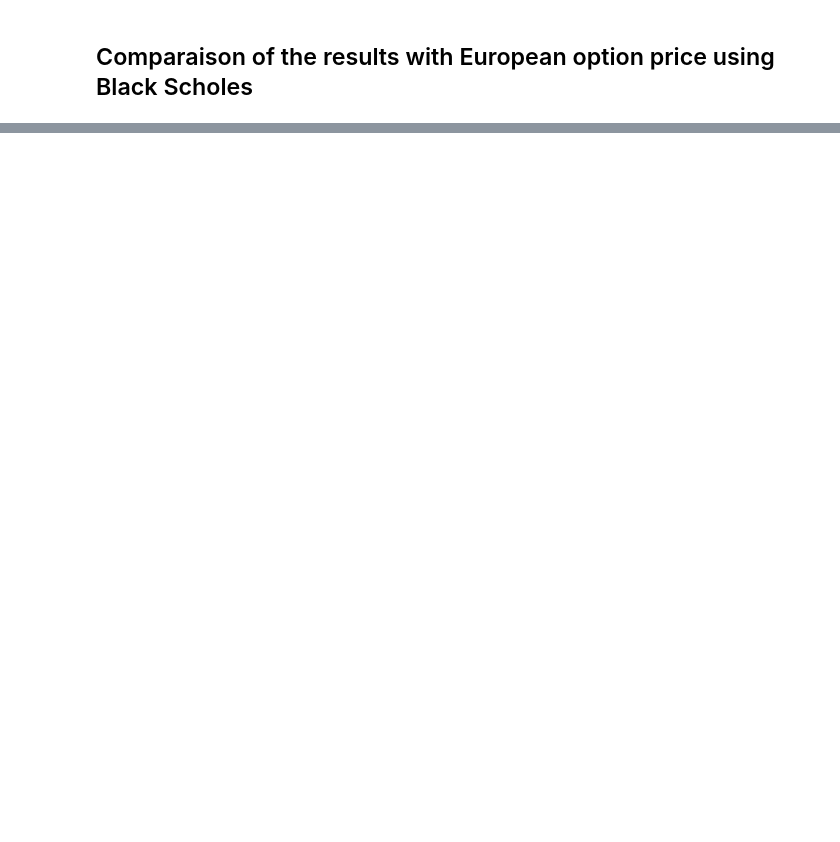
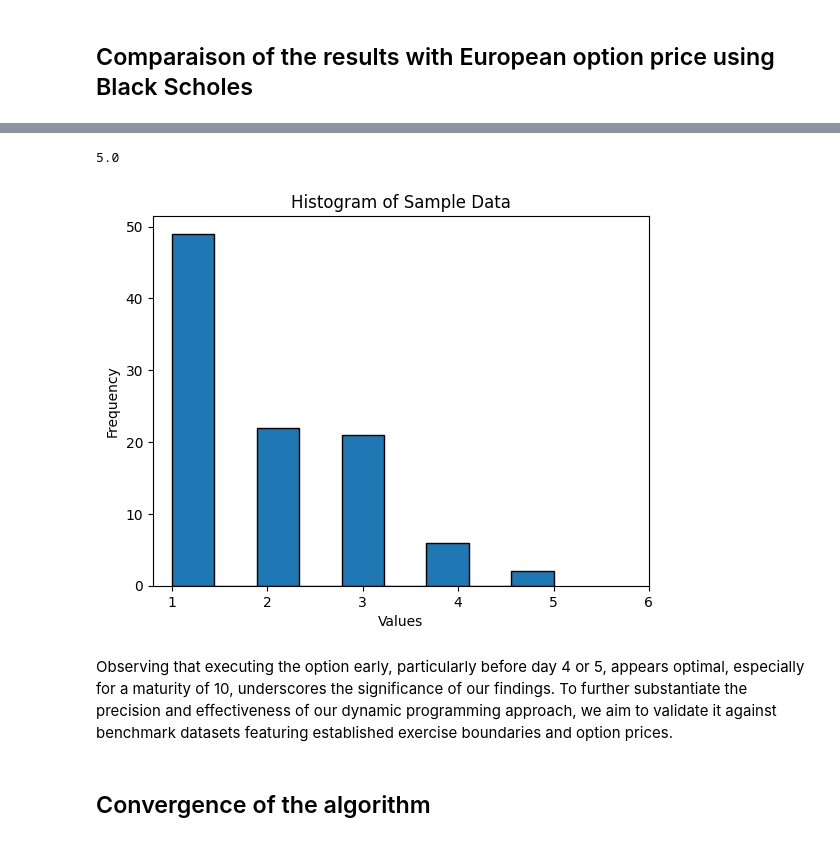
Before and after one commit to NESRINE202/Pricing_American_options, a Jupyter notebook: main.ipynb, the cells around one changed output, grey strips where cells are left out. Saved outputs shown, nothing was run; the diff lists cells and outputs as text; code cells hidden in the pictures; blank space fills up the shorter version.

Commit message:
adding tests: optimal time execution

```diff
--- a/main.ipynb
+++ b/main.ipynb
@@ -39,6 +42,6 @@ payoff_simulation = Simulation.monte_carlo_payoff_simulator(call.payoff,price_si
 # %%
 for i in range(5):
     dynamic=DynamicPricing(S0, L, n,m,'Laguerre',call.payoff,r=r,sigma=sigma,model_type="GBM")
-    u=dynamic.dynamic_prog_price()
+    u,_=dynamic.dynamic_prog_price()
     print("Dynamic Pricing:", u)
 # %% [output]
@@ -52,6 +55,6 @@ Dynamic Pricing: 5.222673819745808
 # %%
 for i in range(5):
     dynamic=DynamicPricing(S0, L, n,m,'poly',call.payoff,r=r,sigma=sigma,model_type="GBM")
-    u=dynamic.dynamic_prog_price()
+    u,_=dynamic.dynamic_prog_price()
     print("Dynamic Pricing:", u)
 # %% [output]
@@ -69,0 +76,19 @@ The price of european option is  5.901665492015354
+# %%
+r = 0.05
+sigma = 0.1
+S0 = 100
+L = 10
+n =1000
+m = 50
+k=95
+# %%
+data=[]
+for i in range(100):
+    dynamic=DynamicPricing(S0, L, n,m,'Laguerre',call.payoff,r=r,sigma=sigma,model_type="GBM")
+    u,tau=dynamic.dynamic_prog_price()
+    # Compte la fréquence de chaque élément dans la liste
+    counts = Counter(tau)
+    # Trouve la valeur avec la fréquence maximale
+    optimal_Tau, _ = counts.most_common(1)[0]
+    data.append(optimal_Tau)
+    print("option's exercise time:", optimal_Tau)
@@ -69,0 +113,20 @@ The price of european option is  5.901665492015354
+# %%
+import matplotlib.pyplot as plt
+# Determine the range of the data
+data_min = min(data)
+data_max = max(data)
+print(data_max - data_min + 1)
+# Plot histogram
+plt.hist(data, bins=9,  edgecolor='black')
+plt.title('Histogram of Sample Data')
+plt.xlabel('Values')
+plt.ylabel('Frequency')
+plt.xticks(range(int(data_min), 7))  # Adjust x-axis ticks to align with integer values
+plt.show()
+# %% [output]
+5.0
+[figure, added]
+# %% [markdown]
+Observing that executing the option early, particularly before day 4 or 5, appears optimal, especially for a maturity of 10, underscores the significance of our findings. To further substantiate the precision and effectiveness of our dynamic programming approach, we aim to validate it against benchmark datasets featuring established exercise boundaries and option prices.
+# %% [markdown]
+## Convergence of the algorithm
```
Also changed, not shown: parts of 17 cells of this notebook, 2 other files.
